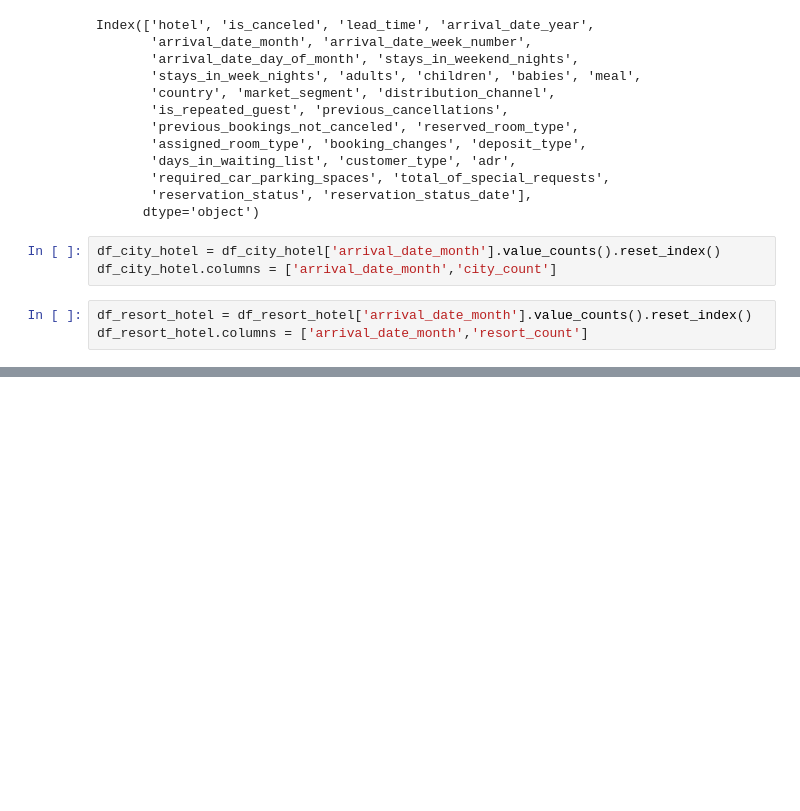
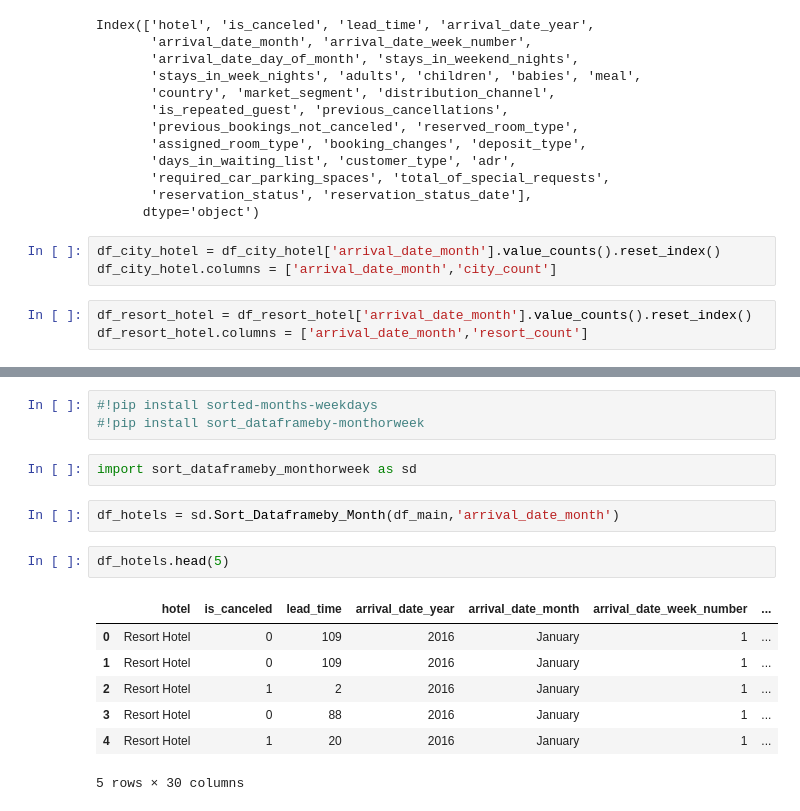
Before and after one commit to smitesht/ml-projects, a Jupyter notebook: Hotel-Booking-Cancellation-Prediction/hotel-booking-cancellation-prediction.ipynb, the cells around one changed output, grey strips where cells are left out. Saved outputs shown, nothing was run; the diff lists cells and outputs as text; blank space fills up the shorter version.

```diff
--- a/Hotel-Booking-Cancellation-Prediction/hotel-booking-cancellation-prediction.ipynb
+++ b/Hotel-Booking-Cancellation-Prediction/hotel-booking-cancellation-prediction.ipynb
@@ -309,3 +328,20 @@ plt.xticks(rotation='vertical')
 plt.show()
 # %% [output]
 [figure]
+# %%
+#!pip install sorted-months-weekdays
+#!pip install sort_dataframeby-monthorweek
+# %%
+import sort_dataframeby_monthorweek as sd
+# %%
+df_hotels = sd.Sort_Dataframeby_Month(df_main,'arrival_date_month')
+# %%
+df_hotels.head(5)
+# %% [output]
+|  | hotel | is_canceled | lead_time | arrival_date_year | arrival_date_month | arrival_date_week_number | ... |
+| 0 | Resort Hotel | 0 | 109 | 2016 | January | 1 | ... |
+| 1 | Resort Hotel | 0 | 109 | 2016 | January | 1 | ... |
+| 2 | Resort Hotel | 1 | 2 | 2016 | January | 1 | ... |
+| 3 | Resort Hotel | 0 | 88 | 2016 | January | 1 | ... |
+| 4 | Resort Hotel | 1 | 20 | 2016 | January | 1 | ... |
+5 rows × 30 columns
```
Also changed, not shown: parts of 42 cells of this notebook.
